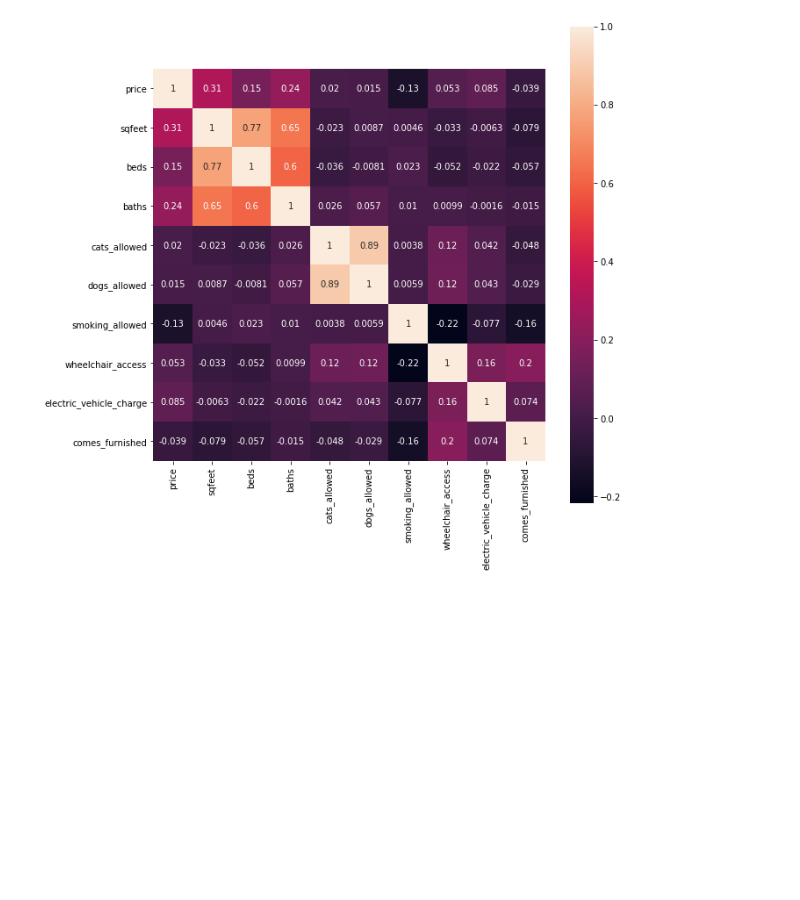
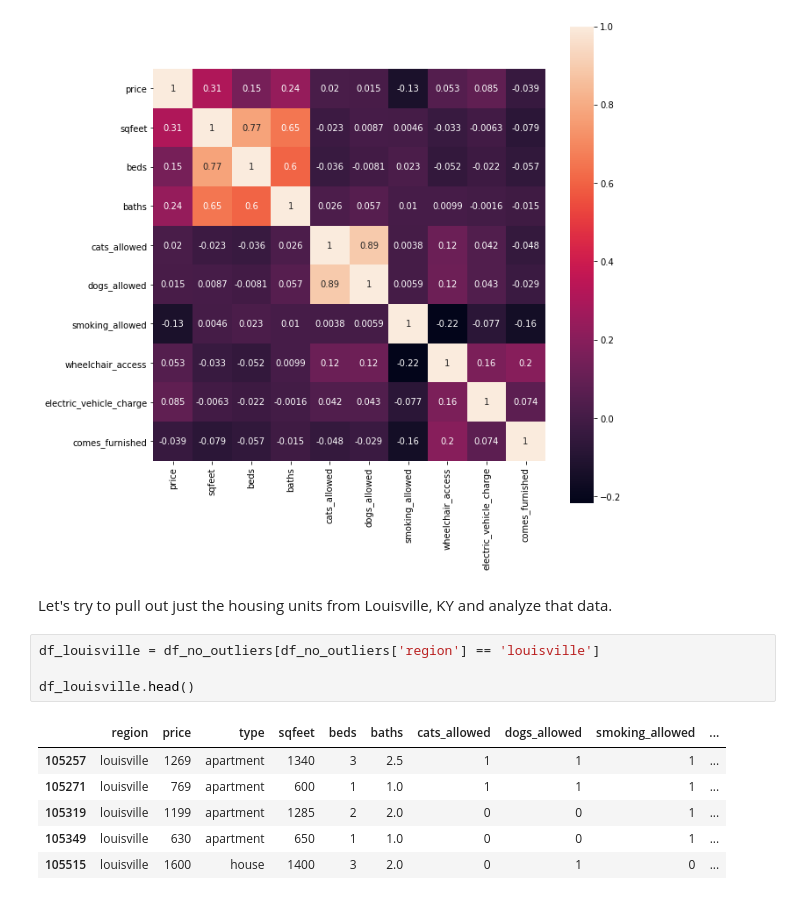
Before and after one commit to moferg/usa-housing-analysis, a Jupyter notebook: usa_housing_analysis.ipynb, the cells around one changed output. Cells and saved outputs as stored; diff of their text form; blank space fills up the shorter version.

```diff
--- a/usa_housing_analysis.ipynb
+++ b/usa_housing_analysis.ipynb
@@ -497,3 +497,16 @@ sns.heatmap(corr, ax=ax, annot=True, square=True)
 # %% [output]
 <AxesSubplot:>
 [figure]
+# %% [markdown]
+Let's try to pull out just the housing units from Louisville, KY and analyze that data.
+# %%
+df_louisville = df_no_outliers[df_no_outliers['region'] == 'louisville']
+
+df_louisville.head()
+# %% [output]
+|  | region | price | type | sqfeet | beds | baths | cats_allowed | dogs_allowed | smoking_allowed | ... |
+| 105257 | louisville | 1269 | apartment | 1340 | 3 | 2.5 | 1 | 1 | 1 | ... |
+| 105271 | louisville | 769 | apartment | 600 | 1 | 1.0 | 1 | 1 | 1 | ... |
+| 105319 | louisville | 1199 | apartment | 1285 | 2 | 2.0 | 0 | 0 | 1 | ... |
+| 105349 | louisville | 630 | apartment | 650 | 1 | 1.0 | 0 | 0 | 1 | ... |
+| 105515 | louisville | 1600 | house | 1400 | 3 | 2.0 | 0 | 1 | 0 | ... |
```
Also changed, not shown: parts of 8 cells of this notebook.
